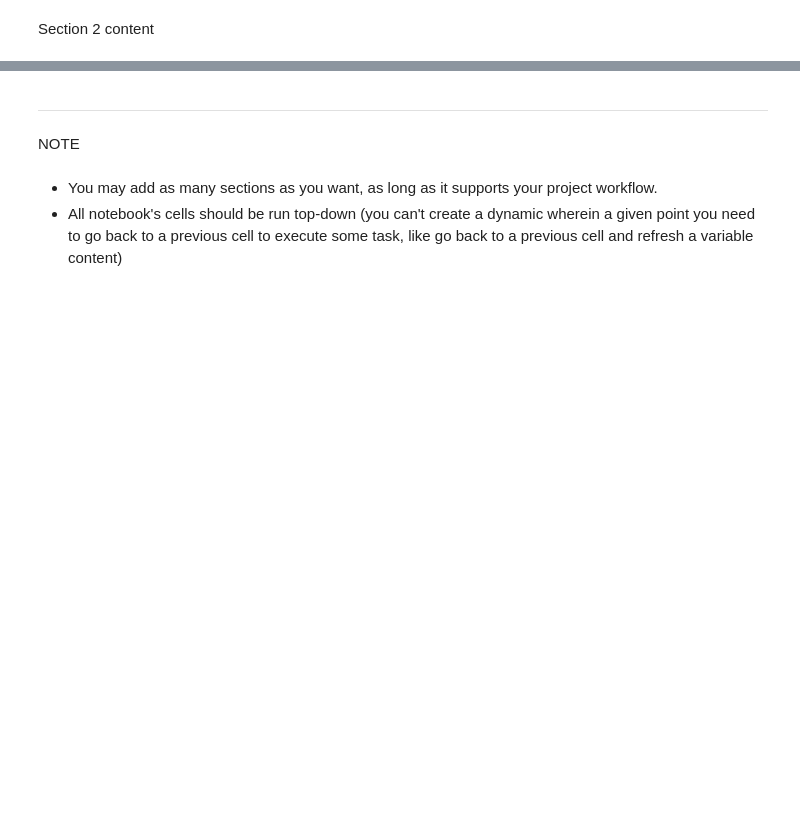
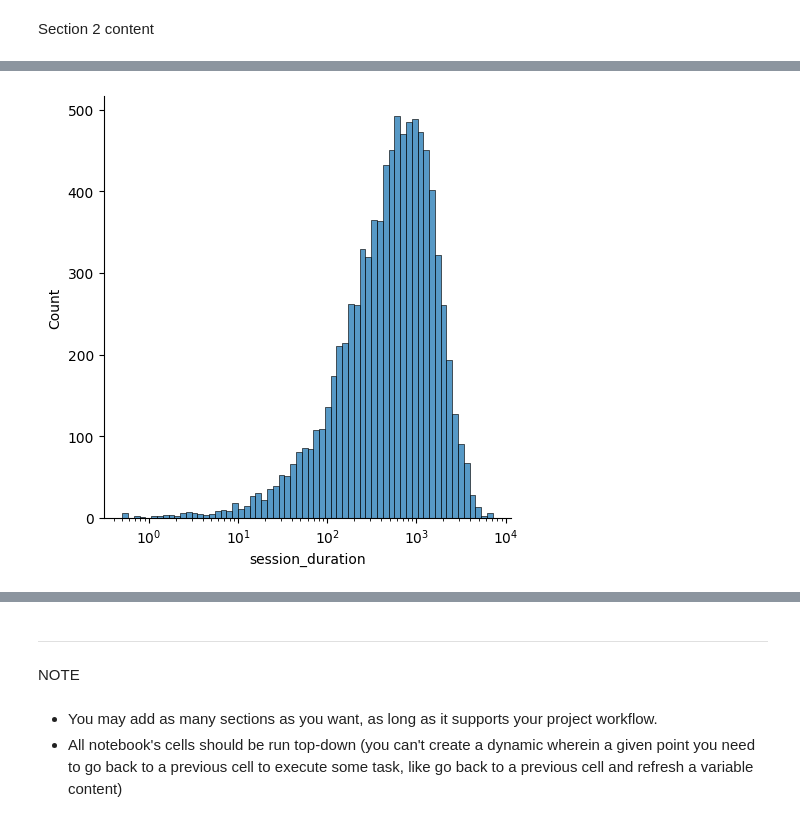
Before and after one commit to maleeper/Cyber, a Jupyter notebook: jupyter_notebooks/02_EDA.ipynb, the cells around one changed output, grey strips where cells are left out. Drawn from its saved outputs; the diff is of its cells as text; code cells hidden in the pictures; blank space fills up the shorter version.

```diff
--- a/jupyter_notebooks/02_EDA.ipynb
+++ b/jupyter_notebooks/02_EDA.ipynb
@@ -53,0 +80,5 @@ Section 2 content
+# %%
+sns.displot(df['session_duration'], log_scale=True)
+plt.show()
+# %% [output]
+[figure, added]
```
Also changed, not shown: parts of 17 cells of this notebook, 3 other files.
